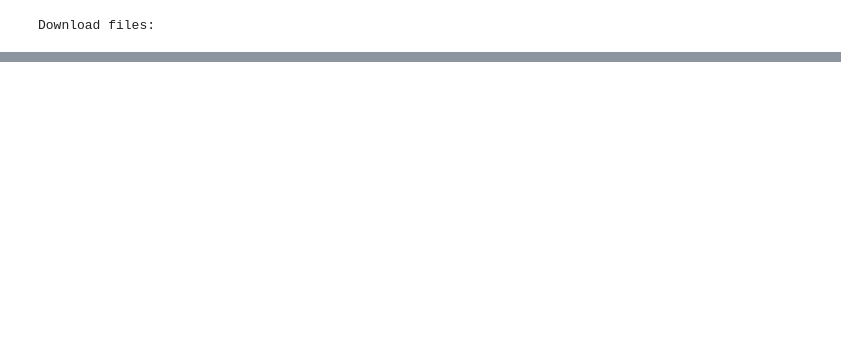
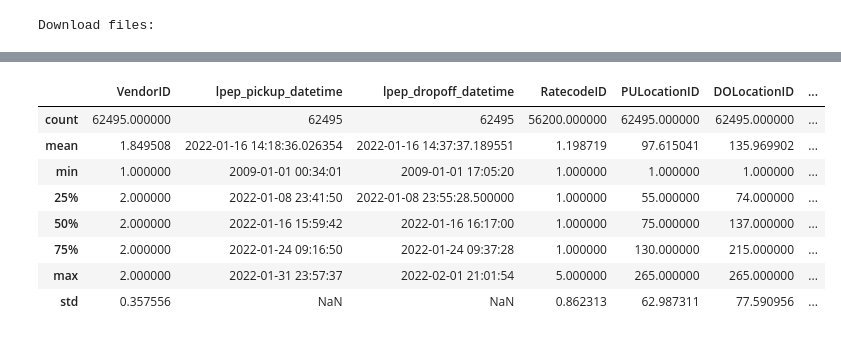
Before and after one commit to neiths/mlops-things, a Jupyter notebook: monitoring/baseline_model_nyx_taxi_data.ipynb, the cells around one changed output, grey strips where cells are left out. Drawn from its saved outputs; the diff is of its cells as text; code cells hidden in the pictures; blank space fills up the shorter version.

```diff
--- a/monitoring/baseline_model_nyx_taxi_data.ipynb
+++ b/monitoring/baseline_model_nyx_taxi_data.ipynb
@@ -29,0 +40,12 @@ Download files:
+# %%
+jan_data.describe()
+# %% [output]
+|  | VendorID | lpep_pickup_datetime | lpep_dropoff_datetime | RatecodeID | PULocationID | DOLocationID | ... |
+| count | 62495.000000 | 62495 | 62495 | 56200.000000 | 62495.000000 | 62495.000000 | ... |
+| mean | 1.849508 | 2022-01-16 14:18:36.026354 | 2022-01-16 14:37:37.189551 | 1.198719 | 97.615041 | 135.969902 | ... |
+| min | 1.000000 | 2009-01-01 00:34:01 | 2009-01-01 17:05:20 | 1.000000 | 1.000000 | 1.000000 | ... |
+| 25% | 2.000000 | 2022-01-08 23:41:50 | 2022-01-08 23:55:28.500000 | 1.000000 | 55.000000 | 74.000000 | ... |
+| 50% | 2.000000 | 2022-01-16 15:59:42 | 2022-01-16 16:17:00 | 1.000000 | 75.000000 | 137.000000 | ... |
+| 75% | 2.000000 | 2022-01-24 09:16:50 | 2022-01-24 09:37:28 | 1.000000 | 130.000000 | 215.000000 | ... |
+| max | 2.000000 | 2022-01-31 23:57:37 | 2022-02-01 21:01:54 | 5.000000 | 265.000000 | 265.000000 | ... |
+| std | 0.357556 | NaN | NaN | 0.862313 | 62.987311 | 77.590956 | ... |
```
Also changed, not shown: parts of 16 cells of this notebook.
